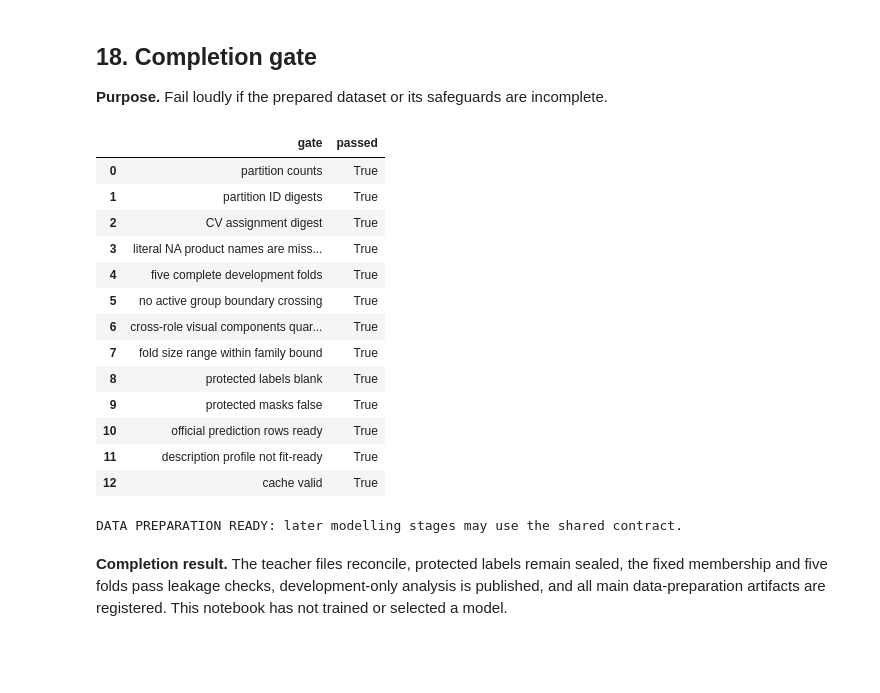
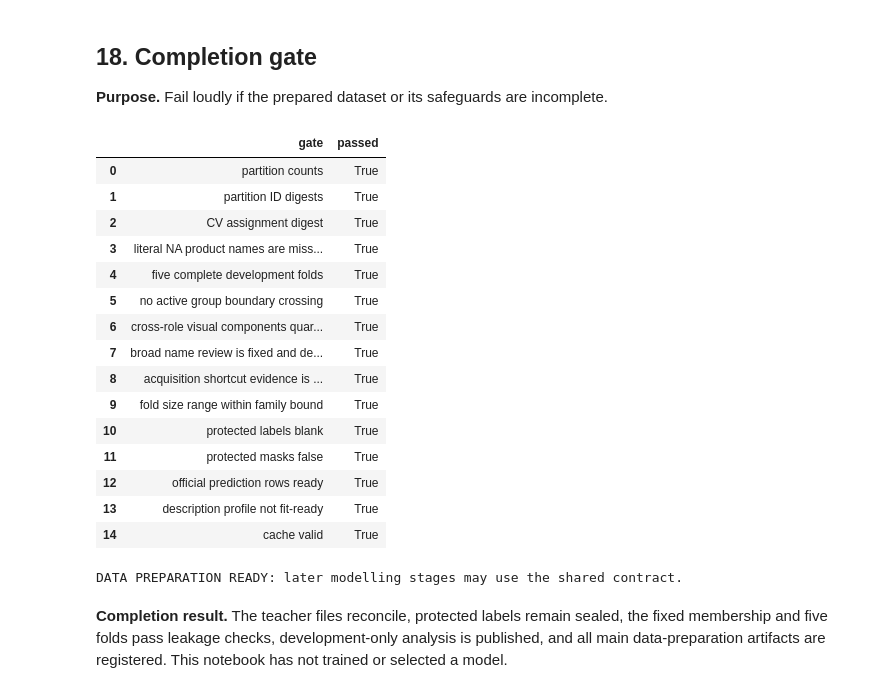
Before and after one commit to TrnLin/MLA2, a Jupyter notebook: notebooks/01_data_preparation.ipynb, the cells around one changed output. Saved outputs shown, nothing was run; the diff lists cells and outputs as text; code cells hidden in the pictures; blank space fills up the shorter version.

```diff
--- a/notebooks/01_data_preparation.ipynb
+++ b/notebooks/01_data_preparation.ipynb
@@ -532,35 +532,36 @@ axes[0, 0].hist(
     color="#4C78A8",
 )
 axes[0, 0].set_yscale("log")
-axes[0, 0].set_xlabel("products in one family")
-axes[0, 0].set_ylabel("families (log scale)")
-axes[0, 0].set_title("Development family-size distribution")
+axes[0, 0].set_xlabel("products in one split group")
+axes[0, 0].set_ylabel("split groups (log scale)")
+axes[0, 0].set_title("Development split-group size distribution")
 axes[0, 0].text(
     0.98,
     0.95,
-    f"{profile['singleton_family_percent']:.1f}% of families are singletons\n"
-    f"{profile['products_in_multirow_family_percent']:.1f}% of products are in multi-row families\n"
-    f"largest family = {int(profile['largest_family_products'])} products",
+    f"{profile['singleton_family_percent']:.1f}% of split groups are singletons\n"
+    f"{profile['products_in_multirow_family_percent']:.1f}% of products are in "
+    "multi-row split groups\n"
+    f"largest split group = {int(profile['largest_family_products'])} products",
     transform=axes[0, 0].transAxes,
     ha="right",
     va="top",
     bbox={"facecolor": "white", "alpha": 0.85, "edgecolor": "#cccccc"},
 )
 axes[0, 1].bar(
-    ["product rows", "independent families"],
-    [profile["product_rows"], profile["independent_families"]],
+    ["product rows", "conservative\nsplit groups"],
+    [profile["product_rows"], profile["conservative_split_groups"]],
     color=["#72B7B2", "#F58518"],
 )
 axes[0, 1].set_ylabel("count")
-axes[0, 1].set_title("Before and after family grouping")
-for index, value in enumerate([profile["product_rows"], profile["independent_families"]]):
+axes[0, 1].set_title("Before and after conservative grouping")
+for index, value in enumerate([profile["product_rows"], profile["conservative_split_groups"]]):
     axes[0, 1].text(index, value, f"{int(value):,}", ha="center", va="bottom")
 axes[1, 0].barh(
     family_source_profile["family_source"],
     family_source_profile["multirow_families"],
     color="#54A24B",
 )
-axes[1, 0].set_xlabel("multi-row families (sources may overlap)")
+axes[1, 0].set_xlabel("multi-row split groups (sources may overlap)")
 axes[1, 0].set_title("Evidence that joins products")
 crossing_labels = ["partition", "CV fold"]
 crossing_values = [
@@ -569,11 +570,11 @@ crossing_values = [
 ]
 axes[1, 1].bar(crossing_labels, crossing_values, color="#E45756")
 axes[1, 1].set_ylim(0, max(1, max(crossing_values) + 1))
-axes[1, 1].set_ylabel("family crossings")
+axes[1, 1].set_ylabel("split-group crossings")
 axes[1, 1].set_title("Leakage boundary check: zero required")
 for index, value in enumerate(crossing_values):
     axes[1, 1].text(index, value + 0.03, str(int(value)), ha="center")
-figure.suptitle("Development family and duplicate profile", fontsize=15)
+figure.suptitle("Development duplicate and conservative split-group profile", fontsize=15)
 figure.tight_layout()
 figure_record = save_figure(figure, "family_duplicate_profile.png")
 plt.show()
@@ -1980,41 +2403,56 @@ gate_rows = [
         == 0,
     ),
     ("cross-role visual components quarantined", cross_role_component_not_quarantined == 0),
+    (
+        "broad name review is fixed and development-only",
+        len(broad_name_review) == BROAD_NAME_GROUP_COUNT * BROAD_NAME_SAMPLE_SIZE
+        and broad_name_review["id"].isin(development["id"]).all()
+        and int(selected_name_groups.iloc[0]["group_size"]) == 80,
+    ),
+    (
+        "acquisition shortcut evidence is development-only",
+        len(season_development) == 32753
+        and season_development["id"].isin(development["id"]).all()
+        and 0.69 < share_2011_2012 < 0.71
+        and 0.74 < year_majority_agreement < 0.75,
+    ),
     ("fold size range within family bound", fold_size_range <= largest_development_family),
     (
         "protected labels blank",
         all(splits.loc[protected, target].eq("").all() for target in TARGETS),
     ),
     (
         "protected masks false",
         all((~splits.loc[protected, f"has_{target}_label"]).all() for target in TARGETS),
     ),
     (
         "official prediction rows ready",
         len(prediction_manifest) == 5829 and prediction_failures == 0,
     ),
     ("description profile not fit-ready", image_profile["allowed_for_model_fit"] is False),
     ("cache valid", cache_status["status"] == "validated"),
 ]
 completion_gate = pd.DataFrame(gate_rows, columns=["gate", "passed"])
 display(completion_gate)
 assert completion_gate["passed"].all(), completion_gate.loc[~completion_gate["passed"]]
 print("DATA PREPARATION READY: later modelling stages may use the shared contract.")
 # %% [output]
 |  | gate | passed |
 | 0 | partition counts | True |
 | 1 | partition ID digests | True |
 | 2 | CV assignment digest | True |
 | 3 | literal NA product names are miss... | True |
 | 4 | five complete development folds | True |
 | 5 | no active group boundary crossing | True |
 | 6 | cross-role visual components quar... | True |
-| 7 | fold size range within family bound | True |
-| 8 | protected labels blank | True |
-| 9 | protected masks false | True |
-| 10 | official prediction rows ready | True |
-| 11 | description profile not fit-ready | True |
-| 12 | cache valid | True |
+| 7 | broad name review is fixed and de... | True |
+| 8 | acquisition shortcut evidence is ... | True |
+| 9 | fold size range within family bound | True |
+| 10 | protected labels blank | True |
+| 11 | protected masks false | True |
+| 12 | official prediction rows ready | True |
+| 13 | description profile not fit-ready | True |
+| 14 | cache valid | True |
 DATA PREPARATION READY: later modelling stages may use the shared contract.
 # %% [markdown]
 **Completion result.** The teacher files reconcile, protected labels remain sealed,
```
Also changed, not shown: parts of 15 cells of this notebook, 20 other files.
